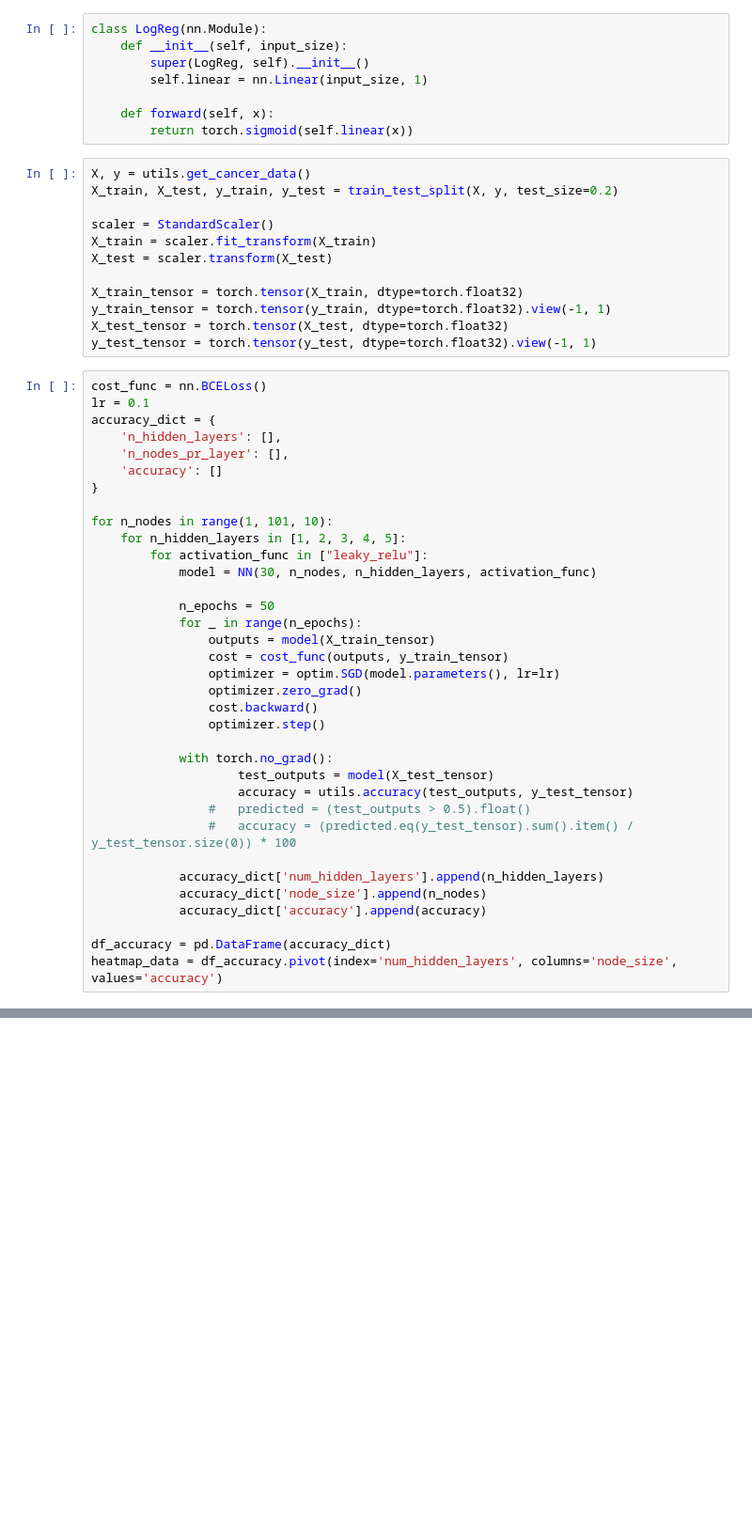
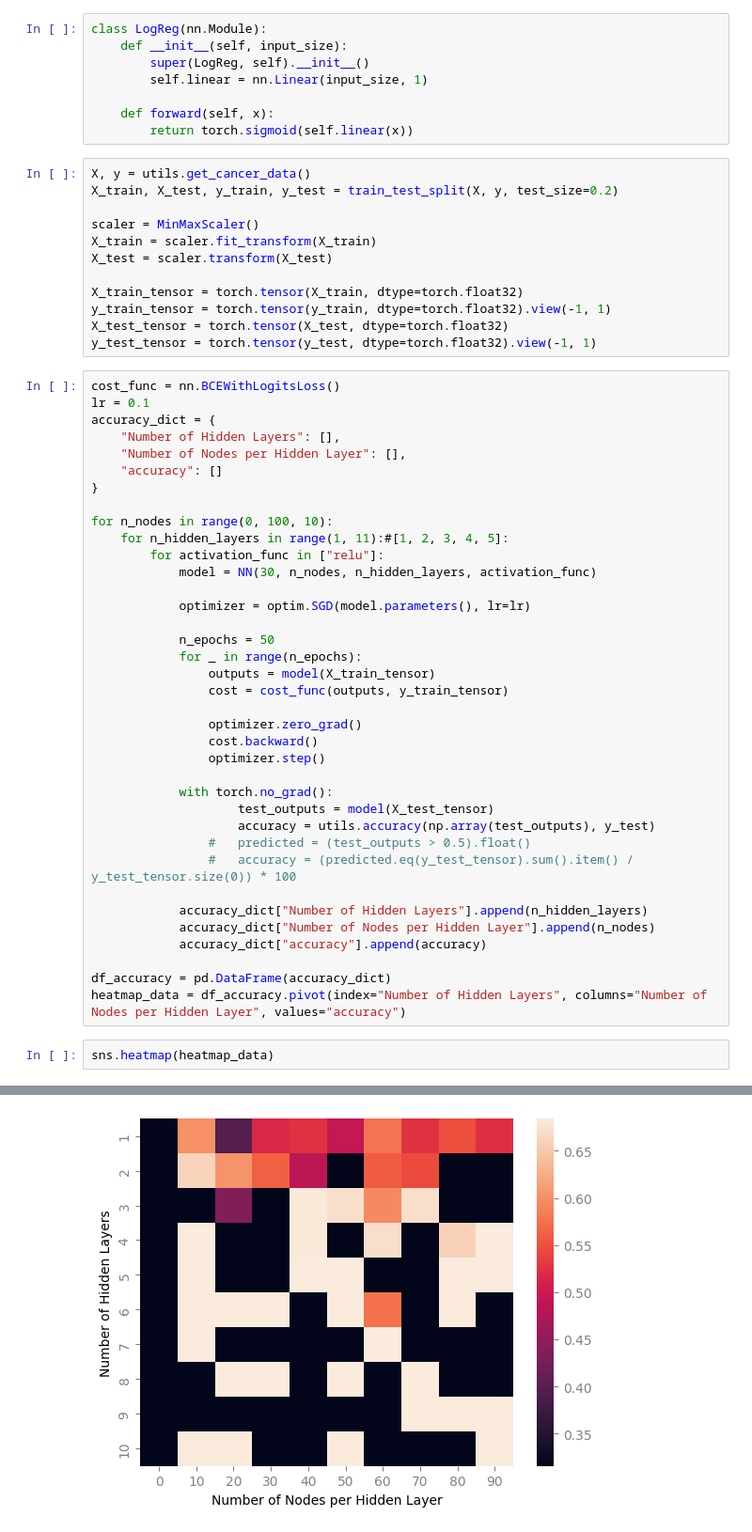
Before and after one commit to emmastorberg/FYS-STK4155_Project2, a Jupyter notebook: plots.ipynb, the cells around one changed output, grey strips where cells are left out. Shown at 94% size. Saved outputs shown, nothing was run; the diff lists cells and outputs as text; blank space fills up the shorter version.

```diff
--- a/plots.ipynb
+++ b/plots.ipynb
@@ -485,7 +504,7 @@ class LogReg(nn.Module):
 X, y = utils.get_cancer_data()
 X_train, X_test, y_train, y_test = train_test_split(X, y, test_size=0.2)
 
-scaler = StandardScaler()
+scaler = MinMaxScaler()
 X_train = scaler.fit_transform(X_train)
 X_test = scaler.transform(X_test)
 
@@ -494,37 +513,42 @@ y_train_tensor = torch.tensor(y_train, dtype=torch.float32).view(-1, 1)
 X_test_tensor = torch.tensor(X_test, dtype=torch.float32)
 y_test_tensor = torch.tensor(y_test, dtype=torch.float32).view(-1, 1)
 # %%
-cost_func = nn.BCELoss()
+cost_func = nn.BCEWithLogitsLoss()
 lr = 0.1
 accuracy_dict = {
-    'n_hidden_layers': [],
-    'n_nodes_pr_layer': [],
-    'accuracy': []
+    "Number of Hidden Layers": [],
+    "Number of Nodes per Hidden Layer": [],
+    "accuracy": []
 }
 
-for n_nodes in range(1, 101, 10):
-    for n_hidden_layers in [1, 2, 3, 4, 5]:
-        for activation_func in ["leaky_relu"]:
+for n_nodes in range(0, 100, 10):
+    for n_hidden_layers in range(1, 11):#[1, 2, 3, 4, 5]:
+        for activation_func in ["relu"]:
             model = NN(30, n_nodes, n_hidden_layers, activation_func)
+
+            optimizer = optim.SGD(model.parameters(), lr=lr)
 
             n_epochs = 50
             for _ in range(n_epochs):
                 outputs = model(X_train_tensor)
                 cost = cost_func(outputs, y_train_tensor)
-                optimizer = optim.SGD(model.parameters(), lr=lr)
+
                 optimizer.zero_grad()
                 cost.backward()
                 optimizer.step()
 
             with torch.no_grad():
                     test_outputs = model(X_test_tensor)
-                    accuracy = utils.accuracy(test_outputs, y_test_tensor)
+                    accuracy = utils.accuracy(np.array(test_outputs), y_test)
                 #   predicted = (test_outputs > 0.5).float()
                 #   accuracy = (predicted.eq(y_test_tensor).sum().item() / y_test_tensor.size(0)) * 100
 
-            accuracy_dict['num_hidden_layers'].append(n_hidden_layers)
-            accuracy_dict['node_size'].append(n_nodes)
-            accuracy_dict['accuracy'].append(accuracy)
+            accuracy_dict["Number of Hidden Layers"].append(n_hidden_layers)
+            accuracy_dict["Number of Nodes per Hidden Layer"].append(n_nodes)
+            accuracy_dict["accuracy"].append(accuracy)
 
 df_accuracy = pd.DataFrame(accuracy_dict)
-heatmap_data = df_accuracy.pivot(index='num_hidden_layers', columns='node_size', values='accuracy')
+heatmap_data = df_accuracy.pivot(index="Number of Hidden Layers", columns="Number of Nodes per Hidden Layer", values="accuracy")
+# %%
+sns.heatmap(heatmap_data)
+# %% [output]
@@ -530,0 +556 @@ heatmap_data = df_accuracy.pivot(index='num_hidden_layers', columns='node_size',
+[figure, added]
```
Also changed, not shown: parts of 10 cells of this notebook, 1 other file.
